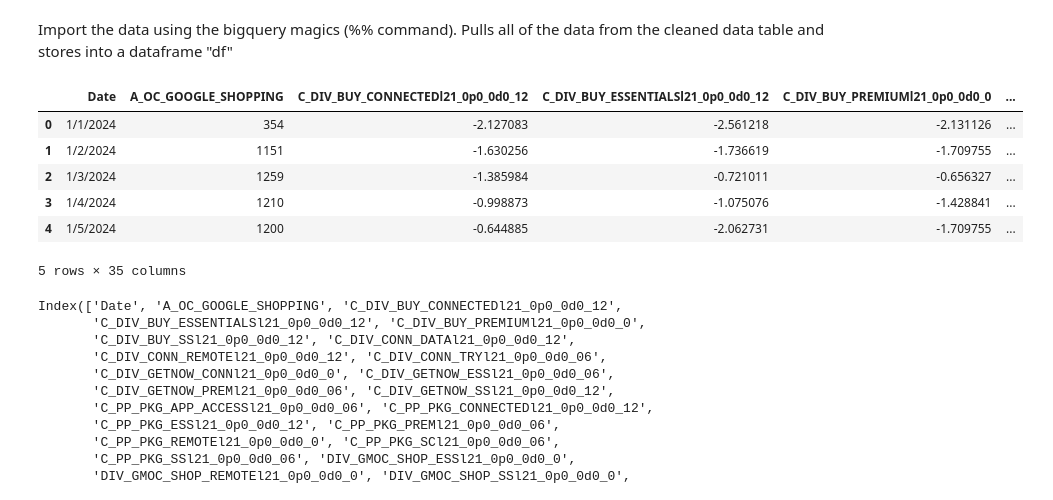
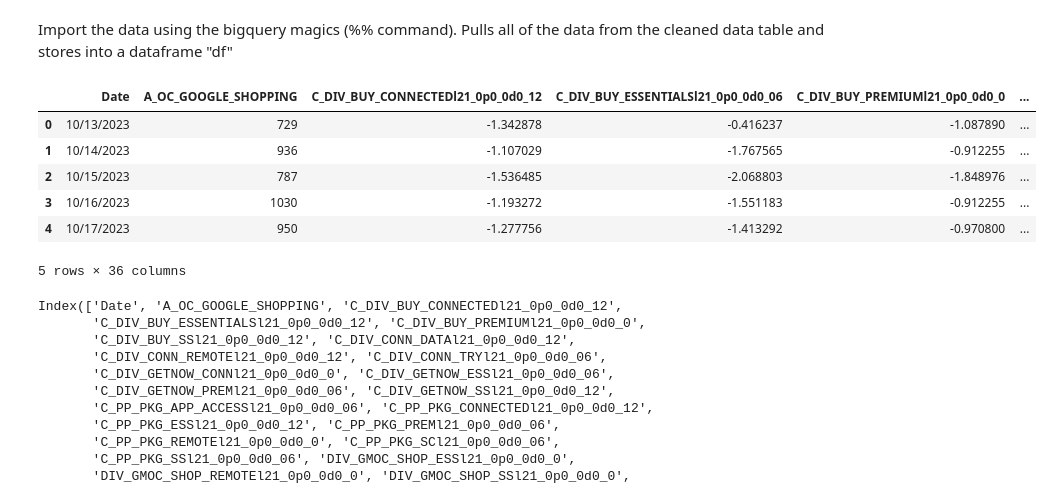
Before and after one commit to zzWIInTer/zz_onstar_rba, a Jupyter notebook: Standard Regression (BQML).ipynb, the cells around one changed output. Saved outputs shown, nothing was run; the diff lists cells and outputs as text; code cells hidden in the pictures.

Commit message:
Update using 08262024 data

```diff
--- a/Standard Regression (BQML).ipynb
+++ b/Standard Regression (BQML).ipynb
@@ -107,21 +109,22 @@ Pulls all of the data from the cleaned data table and stores into a dataframe "d
 # %%
 #update file name
 #file_name = 'https://raw.githubusercontent.com/zzWIInTer/zz_onstar_rba/master/final_cleaned_data_0708.csv'
-file_name = 'https://raw.githubusercontent.com/zzWIInTer/zz_onstar_rba/master/FY2024_final_cleaned_data_0725.csv'
+#file_name = 'https://raw.githubusercontent.com/zzWIInTer/zz_onstar_rba/master/FY2024_final_cleaned_data_0725.csv'
+file_name = 'https://raw.githubusercontent.com/zzWIInTer/zz_onstar_rba/master/final_cleaned_data_08262024.csv'
 
 df_raw = pd.read_csv(file_name)
 df_raw.fillna(0, inplace=True)
 df = df_raw.copy()
 #df=df_raw.drop(columns=['DIV_WYG_PPl21_0p0_0d0_12'],axis=1).copy()
 df.head()
 # %% [output]
-|  | Date | A_OC_GOOGLE_SHOPPING | C_DIV_BUY_CONNECTEDl21_0p0_0d0_12 | C_DIV_BUY_ESSENTIALSl21_0p0_0d0_12 | C_DIV_BUY_PREMIUMl21_0p0_0d0_0 | ... |
-| 0 | 1/1/2024 | 354 | -2.127083 | -2.561218 | -2.131126 | ... |
-| 1 | 1/2/2024 | 1151 | -1.630256 | -1.736619 | -1.709755 | ... |
-| 2 | 1/3/2024 | 1259 | -1.385984 | -0.721011 | -0.656327 | ... |
-| 3 | 1/4/2024 | 1210 | -0.998873 | -1.075076 | -1.428841 | ... |
-| 4 | 1/5/2024 | 1200 | -0.644885 | -2.062731 | -1.709755 | ... |
+|  | Date | A_OC_GOOGLE_SHOPPING | C_DIV_BUY_CONNECTEDl21_0p0_0d0_12 | C_DIV_BUY_ESSENTIALSl21_0p0_0d0_06 | C_DIV_BUY_PREMIUMl21_0p0_0d0_0 | ... |
+| 0 | 10/13/2023 | 729 | -1.342878 | -0.416237 | -1.087890 | ... |
+| 1 | 10/14/2023 | 936 | -1.107029 | -1.767565 | -0.912255 | ... |
+| 2 | 10/15/2023 | 787 | -1.536485 | -2.068803 | -1.848976 | ... |
+| 3 | 10/16/2023 | 1030 | -1.193272 | -1.551183 | -0.912255 | ... |
+| 4 | 10/17/2023 | 950 | -1.277756 | -1.413292 | -0.970800 | ... |
-5 rows × 35 columns
+5 rows × 36 columns
 # %%
 df.columns
 # %% [output]
```
Also changed, not shown: parts of 1 cell of this notebook.
